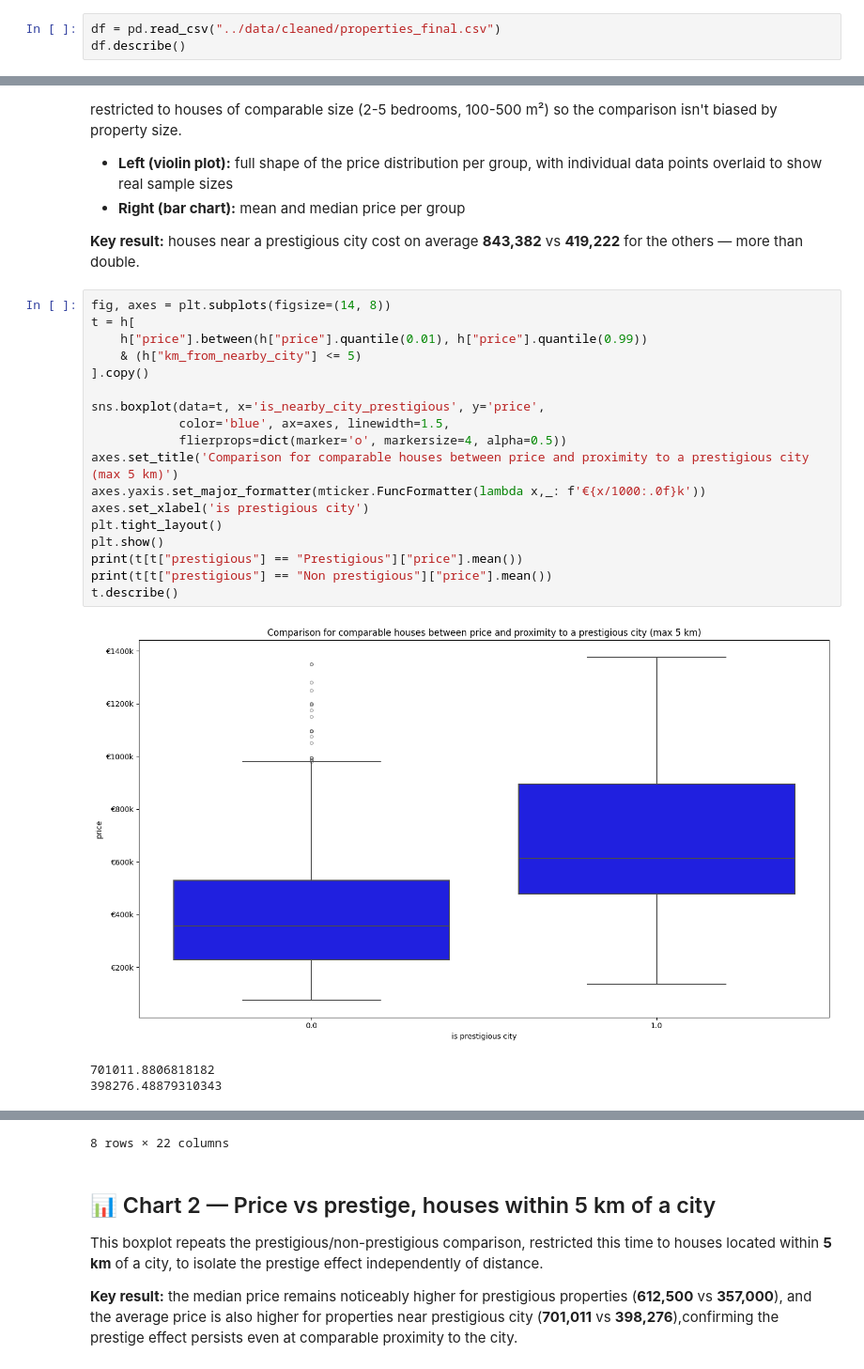
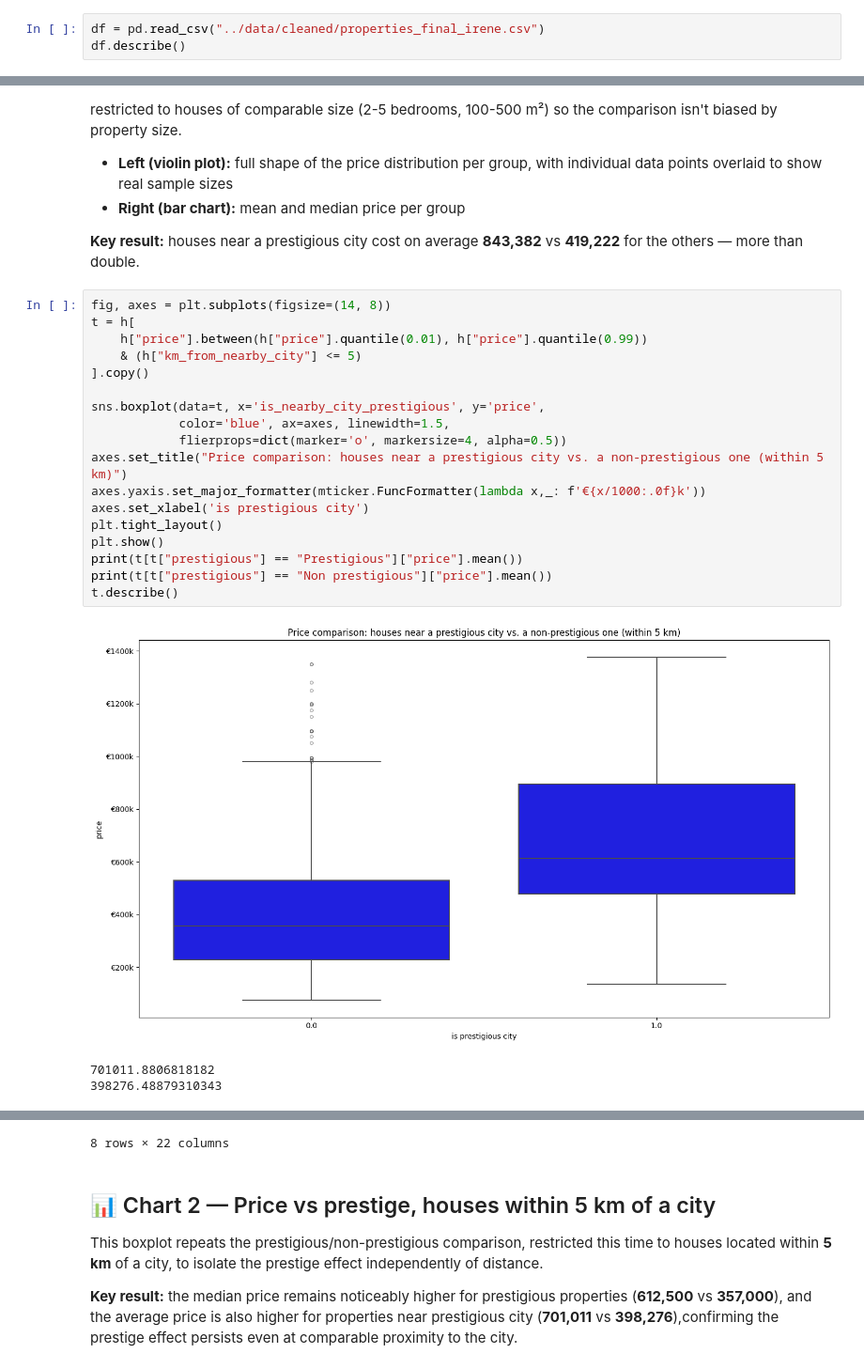
Before and after one commit to VictorCourtois135/immo-eliza-tigers-analysis, a Jupyter notebook: analysis/Victor_notebook.ipynb, the cells around one changed output, grey strips where cells are left out. Shown at 94% size. Saved outputs shown, nothing was run; the diff lists cells and outputs as text.

```diff
--- a/analysis/Victor_notebook.ipynb
+++ b/analysis/Victor_notebook.ipynb
@@ -6,7 +6,7 @@ import numpy as np
 from statsmodels.nonparametric.smoothers_lowess import lowess
 import matplotlib.ticker as mticker
 # %%
-df = pd.read_csv("../data/cleaned/properties_final.csv")
+df = pd.read_csv("../data/cleaned/properties_final_irene.csv")
 df.describe()
 # %% [output]
 |  | price | living_area_m2 | bedrooms | bathrooms | postal_code | latitude | longitude | building_year | ... |
@@ -105,23 +120,23 @@ This chart compares house prices depending on whether they are located near a **
 # %%
 fig, axes = plt.subplots(figsize=(14, 8))
 t = h[
     h["price"].between(h["price"].quantile(0.01), h["price"].quantile(0.99))
     & (h["km_from_nearby_city"] <= 5)
 ].copy()
 
 sns.boxplot(data=t, x='is_nearby_city_prestigious', y='price',
             color='blue', ax=axes, linewidth=1.5,
             flierprops=dict(marker='o', markersize=4, alpha=0.5))
-axes.set_title('Comparison for comparable houses between price and proximity to a prestigious city (max 5 km)')
+axes.set_title("Price comparison: houses near a prestigious city vs. a non-prestigious one (within 5 km)")
 axes.yaxis.set_major_formatter(mticker.FuncFormatter(lambda x,_: f'€{x/1000:.0f}k'))
 axes.set_xlabel('is prestigious city')
 plt.tight_layout()
 plt.show()
 print(t[t["prestigious"] == "Prestigious"]["price"].mean())
 print(t[t["prestigious"] == "Non prestigious"]["price"].mean())
 t.describe()
 # %% [output]
-[figure, old version]
+[figure, new version]
 701011.8806818182
 398276.48879310343
 |  | price | living_area_m2 | bedrooms | bathrooms | postal_code | latitude | longitude | building_year | ... |
```
Also changed, not shown: parts of 8 cells of this notebook.
